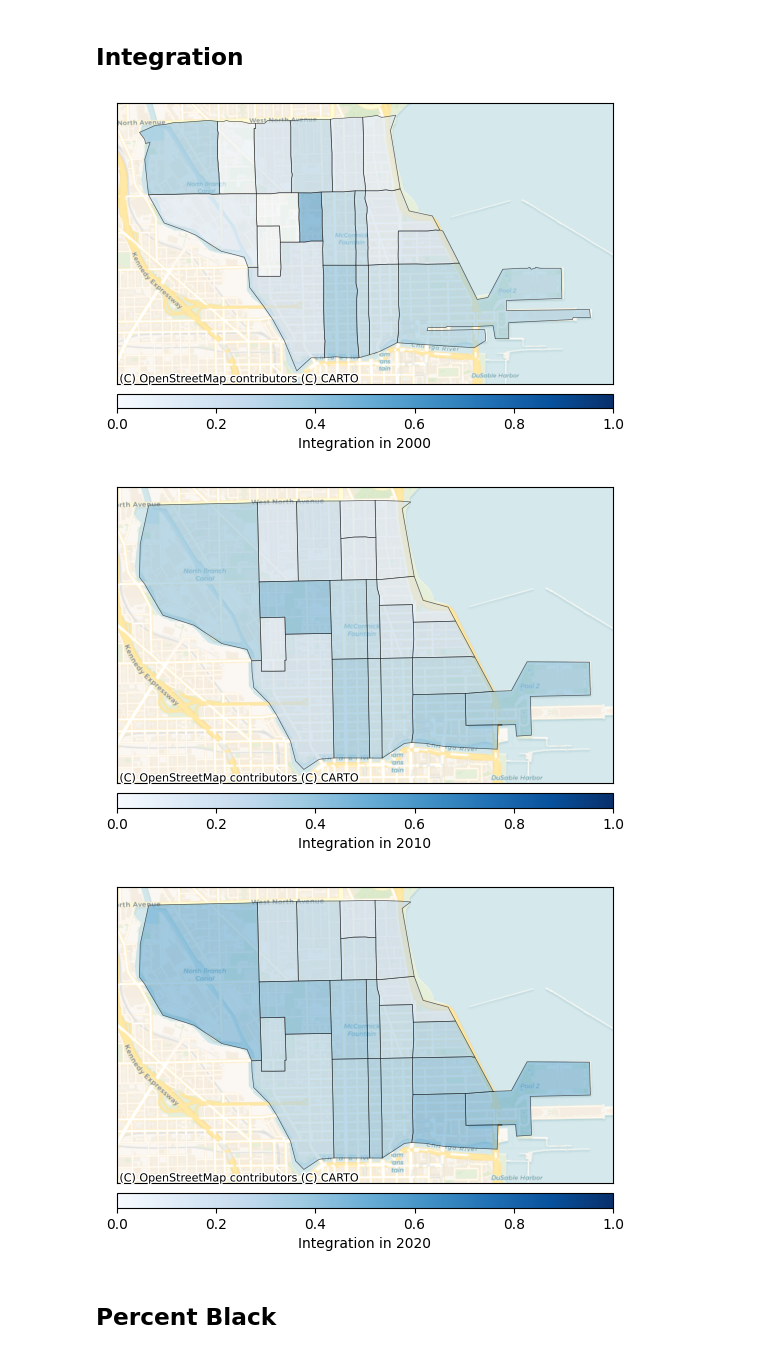
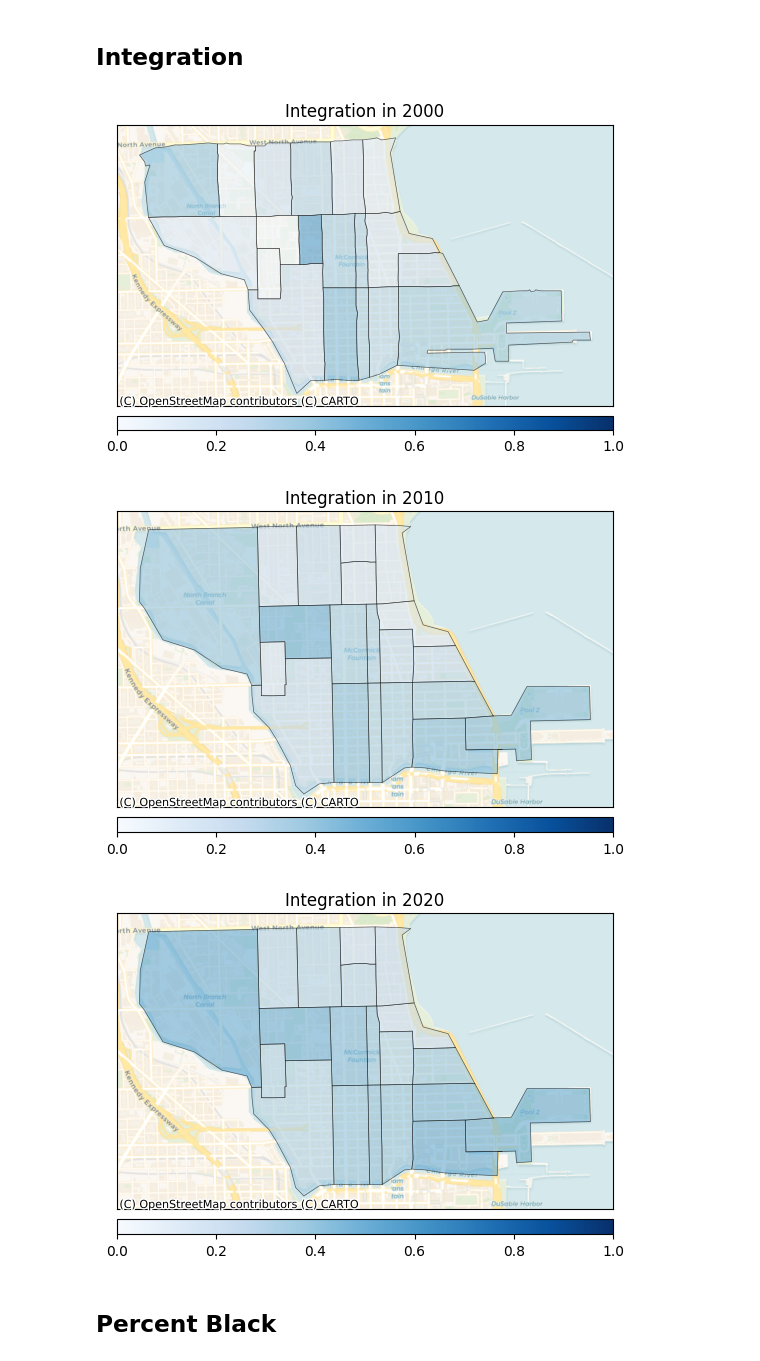
Before and after one commit to bryantco/near-north-demographics, a Jupyter notebook: main.ipynb, the cells around one changed output. Saved outputs shown, nothing was run; the diff lists cells and outputs as text; code cells hidden in the pictures.

```diff
--- a/main.ipynb
+++ b/main.ipynb
@@ -361,11 +362,12 @@ for year in [2000, 2010, 2020]:
         vmin=0.0,
         vmax=1.0,
         legend_kwds={
-            "label": "Diversity in " + str(year),
             "orientation": "horizontal"
         },
     )
 
+    title = "Diversity in " + str(year)
+    ax.set_title(title)
     # Remove tick labels and ticks
     plot_diversity.set_xticks([])
     plot_diversity.set_yticks([])
@@ -403,37 +405,38 @@ for year in [2000, 2010, 2020]:
         column='integration',
         ax=ax,
         edgecolor='black',
         alpha=0.6,
         linewidth=0.5,
         cmap='Blues',
         legend=True,
         cax=cax,
         vmin=0.0,
         vmax=1.0,
         legend_kwds={
-            "label": "Integration in " + str(year),
             "orientation": "horizontal"
         },
     )
 
+    title = "Integration in " + str(year)
+    ax.set_title(title)
     # Remove tick labels and ticks
     plot_integration.set_xticks([])
     plot_integration.set_yticks([])
     plot_integration.set_xticklabels([])
     plot_integration.set_yticklabels([])
 
     # Keep the frame (border)
     for spine in plot_integration.spines.values():
         spine.set_visible(True)
     cx.add_basemap(plot_integration, source=cx.providers.CartoDB.Voyager)
 
     # Save in assets
     filename = f'_assets/integration/plot_integration_{year}.png'
     plt.savefig(filename, bbox_inches = 'tight')
 # %% [output]
-[figure, old version]
+[figure, new version]
-[figure, old version]
+[figure, new version]
-[figure, old version]
+[figure, new version]
 # %% [markdown]
 ## Percent Black
 # %%
```
Also changed, not shown: parts of 6 cells of this notebook, 12 other files.
